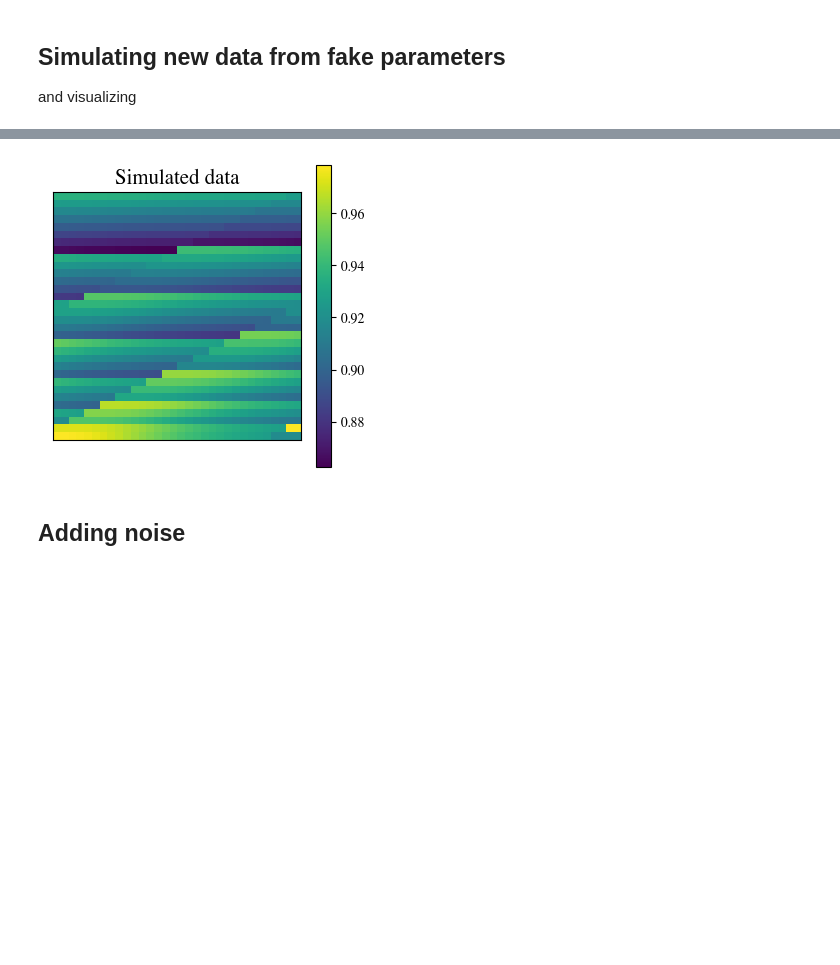
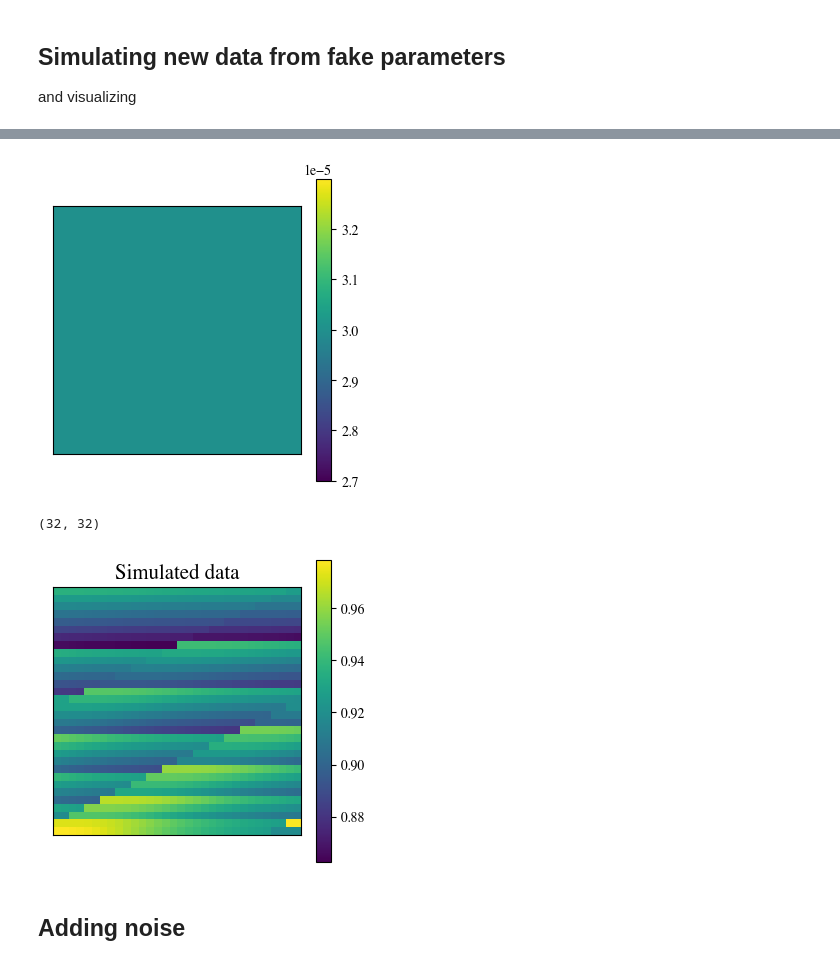
Before and after one commit to theavage/Master-project, a Jupyter notebook: DMIPY/simulate_data.ipynb, the cells around one changed output, grey strips where cells are left out. Saved outputs shown, nothing was run; the diff lists cells and outputs as text; code cells hidden in the pictures; blank space fills up the shorter version.

```diff
--- a/DMIPY/simulate_data.ipynb
+++ b/DMIPY/simulate_data.ipynb
@@ -133 +114,10 @@ new = simulated_signal.reshape(32*32,160).shape
 np.save('simulated_1024x160.npy',new)
+# %%
+indexes = []
+
+for i in range(160):
+    if i % 4 == 0 or i == 0:
+        indexes.append(i)
+
+new = np.delete(new,indexes,1)
+np.save('simulated_1024x120.npy',new)
@@ -133,0 +126,12 @@ np.save('simulated_1024x160.npy',new)
+# %%
+radi = np.load('radii.npy').squeeze()
+
+for i in range(len(radi)):
+    if radi[i] > 0.001 or radi[i]<1e-7:
+        radi[i]=2.9999999242136255e-05
+        print('hi')
+
+
+vis = radi[8:].reshape(32,32)
+
+radi[1000]
@@ -134,3 +152,12 @@ np.save('simulated_1024x160.npy',new)
+# %%
+fig, ax = plt.subplots(1,figsize=(4,4))
+
+image = ax.imshow(vis)
+cb = fig.colorbar(image,ax=ax)
+ax.get_xaxis().set_visible(False)
+ax.get_yaxis().set_visible(False)
+# %% [output]
+[figure, added]
 # %%
 #Visualization of simulated signal
 fig, ax = plt.subplots(1,figsize=(4,4))
@@ -140,7 +167,9 @@ title = ax.set_title('Simulated data',fontsize=15)
 cb = fig.colorbar(image,ax=ax)
 ax.get_xaxis().set_visible(False)
 ax.get_yaxis().set_visible(False)
+simulated_signal[:,:,4].shape
 # %% [output]
+(32, 32)
 [figure]
 # %% [markdown]
 ## Adding noise
```
Also changed, not shown: parts of 4 cells of this notebook, 18 other files.
